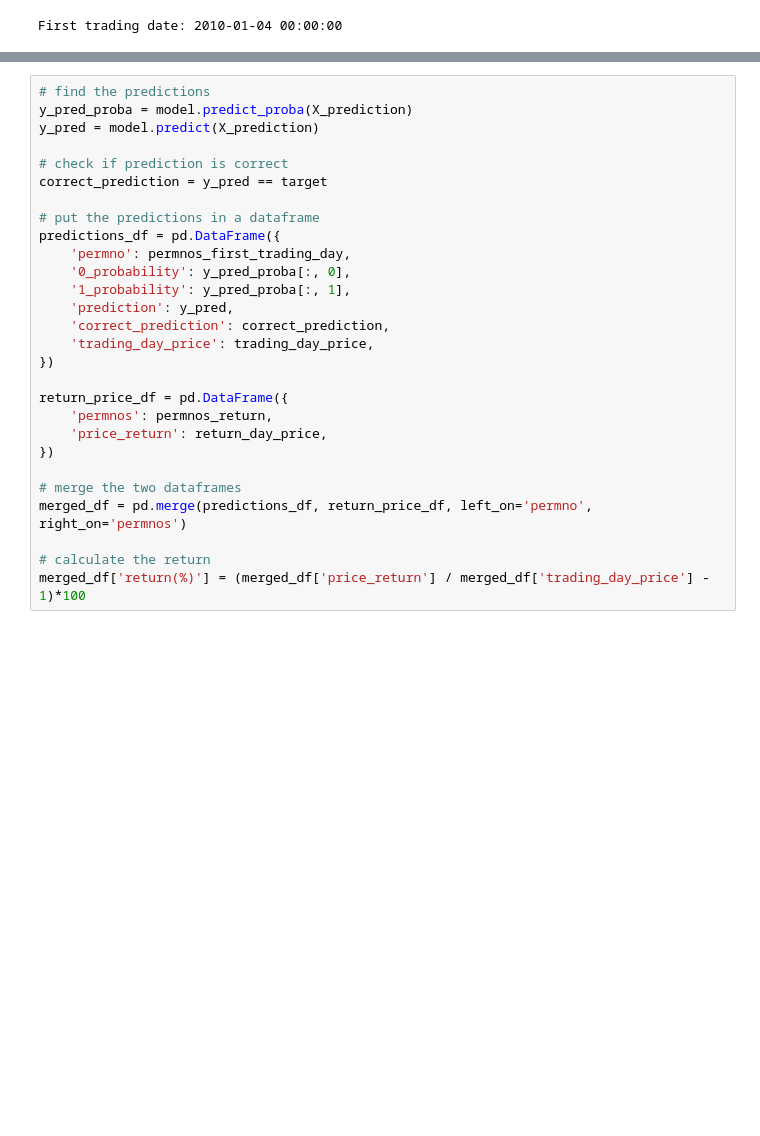
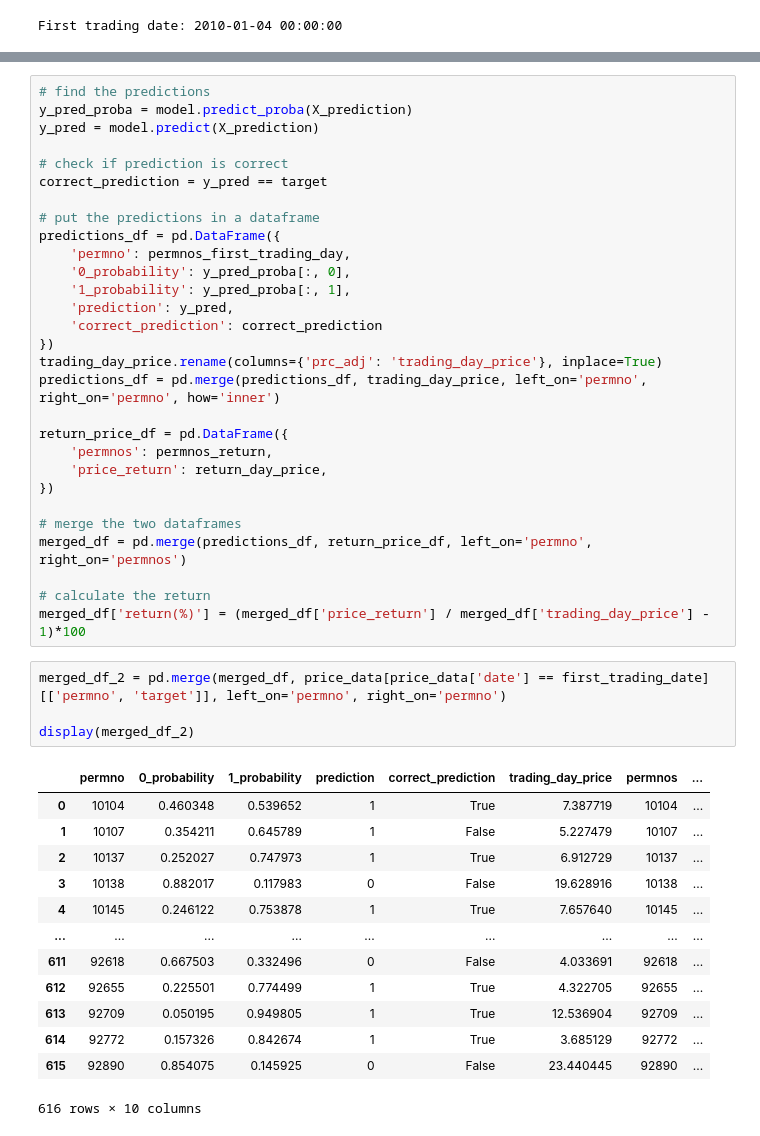
Before and after one commit to NotFrancee/bsic_hephaestus_paper, a Jupyter notebook: src/xgboost/xgboost_performance.ipynb, the cells around one changed output, grey strips where cells are left out. Drawn from its saved outputs; the diff is of its cells as text; blank space fills up the shorter version.

```diff
--- a/src/xgboost/xgboost_performance.ipynb
+++ b/src/xgboost/xgboost_performance.ipynb
@@ -87,9 +102,10 @@ predictions_df = pd.DataFrame({
     '0_probability': y_pred_proba[:, 0],
     '1_probability': y_pred_proba[:, 1],
     'prediction': y_pred,
-    'correct_prediction': correct_prediction,
-    'trading_day_price': trading_day_price,
+    'correct_prediction': correct_prediction
 })
+trading_day_price.rename(columns={'prc_adj': 'trading_day_price'}, inplace=True)
+predictions_df = pd.merge(predictions_df, trading_day_price, left_on='permno', right_on='permno', how='inner')
 
 return_price_df = pd.DataFrame({
     'permnos': permnos_return,
@@ -101,6 +117,24 @@ merged_df = pd.merge(predictions_df, return_price_df, left_on='permno', right_on
 
 # calculate the return
 merged_df['return(%)'] = (merged_df['price_return'] / merged_df['trading_day_price'] - 1)*100
+# %%
+merged_df_2 = pd.merge(merged_df, price_data[price_data['date'] == first_trading_date][['permno', 'target']], left_on='permno', right_on='permno')
+
+display(merged_df_2)
+# %% [output]
+|  | permno | 0_probability | 1_probability | prediction | correct_prediction | trading_day_price | permnos | ... |
+| 0 | 10104 | 0.460348 | 0.539652 | 1 | True | 7.387719 | 10104 | ... |
+| 1 | 10107 | 0.354211 | 0.645789 | 1 | False | 5.227479 | 10107 | ... |
+| 2 | 10137 | 0.252027 | 0.747973 | 1 | True | 6.912729 | 10137 | ... |
+| 3 | 10138 | 0.882017 | 0.117983 | 0 | False | 19.628916 | 10138 | ... |
+| 4 | 10145 | 0.246122 | 0.753878 | 1 | True | 7.657640 | 10145 | ... |
+| ... | ... | ... | ... | ... | ... | ... | ... | ... |
+| 611 | 92618 | 0.667503 | 0.332496 | 0 | False | 4.033691 | 92618 | ... |
+| 612 | 92655 | 0.225501 | 0.774499 | 1 | True | 4.322705 | 92655 | ... |
+| 613 | 92709 | 0.050195 | 0.949805 | 1 | True | 12.536904 | 92709 | ... |
+| 614 | 92772 | 0.157326 | 0.842674 | 1 | True | 3.685129 | 92772 | ... |
+| 615 | 92890 | 0.854075 | 0.145925 | 0 | False | 23.440445 | 92890 | ... |
+616 rows × 10 columns
 # %%
 n = 15
 # find the n argmin and argmax
```
Also changed, not shown: parts of 8 cells of this notebook.
